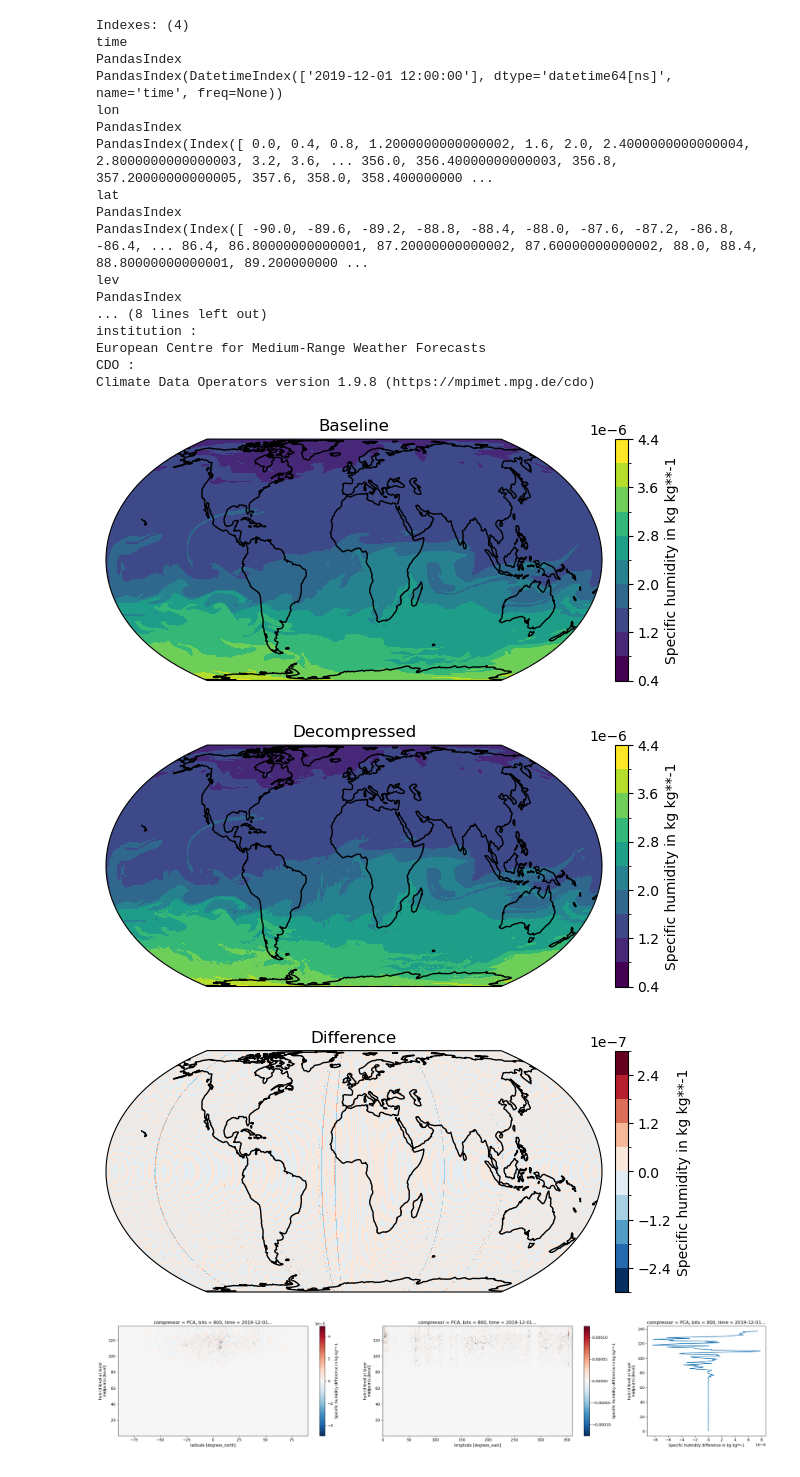
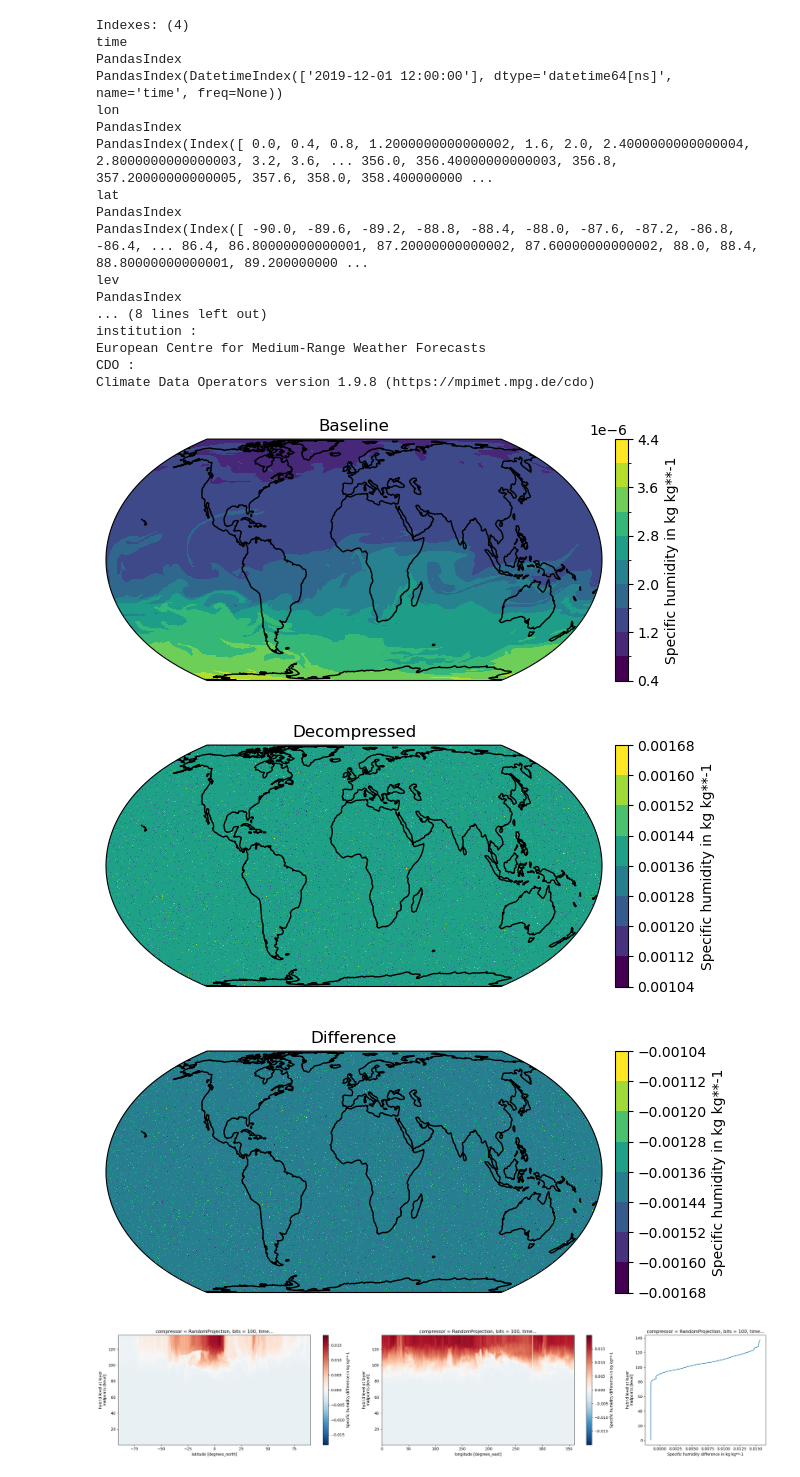
Before and after one commit to juntyr/field-compression, a Jupyter notebook: notebooks/examples-random-projection.ipynb, the cells around one changed output. Drawn from its saved outputs; the diff is of its cells as text; code cells hidden in the pictures.

Commit message:
Further playing around with PCA and random projections

```diff
--- a/notebooks/examples-random-projection.ipynb
+++ b/notebooks/examples-random-projection.ipynb
@@ -64,15 +62,10 @@ fcpy.spatialplot(
     ds=ds,
     baseline=fcpy.Identity(bits=32),
     var_name="q",
-    compressor=fcpy.PCA(bits=800),
+    compressor=fcpy.PCA(bits=75),
     metric=fcpy.Difference,
     latitude=0,
     longitude=0,
     lev=1,
     third_dim="lev",
 )
-# %% [output]
-[figure, removed]
-[figure, removed]
-[figure, removed]
-[figure, removed]
@@ -79,12 +84,17 @@ fcpy.spatialplot(
 # %%
-# fcpy.spatialplot(
-#     ds=ds,
-#     baseline=fcpy.Float(bits=32),
-#     var_name="q",
-#     compressor=fcpy.RandomProjection(bits=899),
-#     metric=fcpy.Difference,
-#     latitude=0,
-#     longitude=0,
-#     lev=1,
-#     third_dim="lev",
-# )
+fcpy.spatialplot(
+    ds=ds,
+    baseline=fcpy.Identity(bits=32),
+    var_name="q",
+    compressor=fcpy.RandomProjection(bits=100),
+    metric=fcpy.Difference,
+    latitude=0,
+    longitude=0,
+    lev=1,
+    third_dim="lev",
+)
+# %% [output]
+[figure, added]
+[figure, added]
+[figure, added]
+[figure, added]
```
Also changed, not shown: parts of 3 cells of this notebook, 1 other file.
